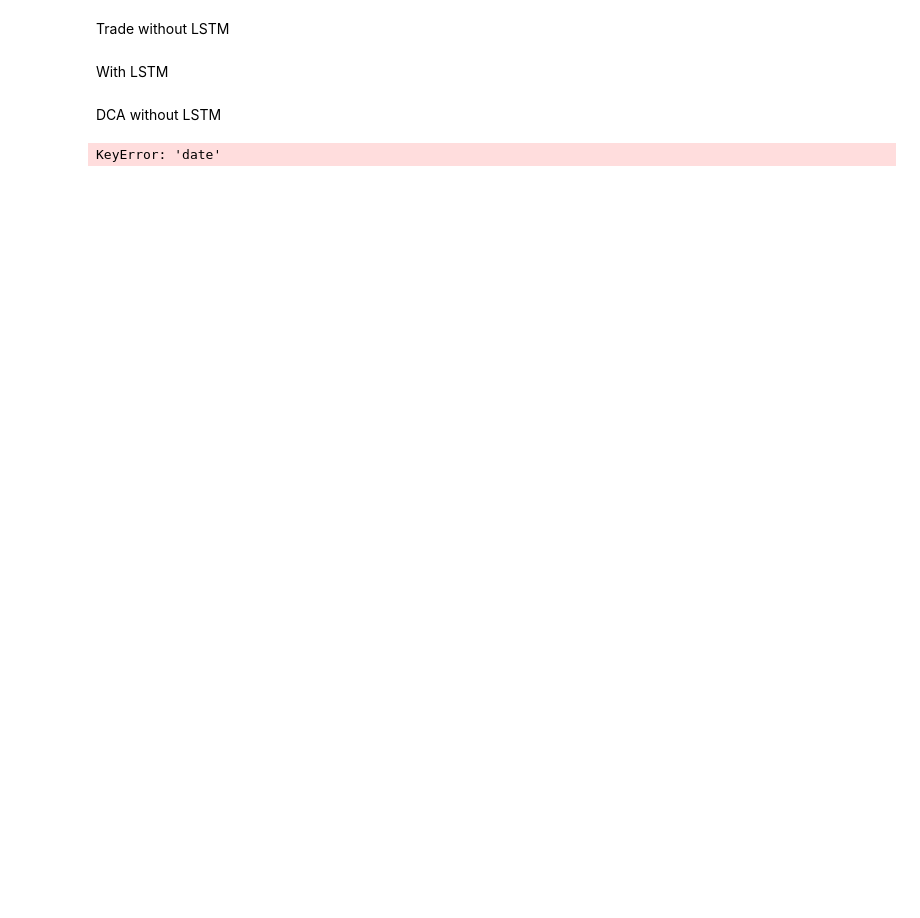
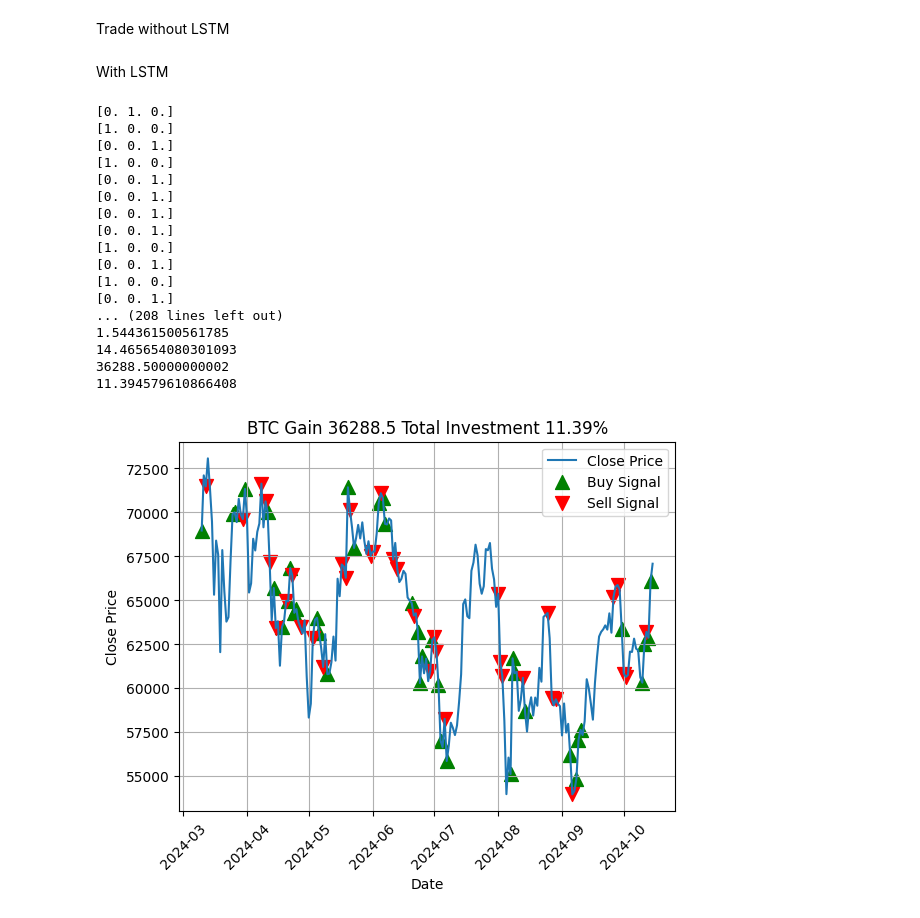
Before and after one commit to TTrungU/RLServer, a Jupyter notebook: TradingDaily.ipynb, the cells around one changed output. Cells and saved outputs as stored; diff of their text form; code cells hidden in the pictures; blank space fills up the shorter version.

```diff
--- a/TradingDaily.ipynb
+++ b/TradingDaily.ipynb
@@ -14,9 +14,9 @@ from preprocessing import Feature_Extractor, data_preprocessing
 # %% [markdown]
 Start Trading
 # %%
-symbol = "MBB"
-from_date ="2024-12-25"
-to_date = "2025-01-10"
+symbol = "BTC"
+from_date ="2024-03-01"
+to_date = "2024-10-15"
 # from_date ="2023-05-18"
 # to_date = "2024-06-18"
 # from_date ="2023-01-15"
@@ -45,17 +45,14 @@ df.tail
 Trade without LSTM
 # %% [markdown]
 With LSTM
-# %% [markdown]
-DCA without LSTM
 # %%
-df = pd.read_csv(f'DataTraining/{symbol}.csv')
 df['Date'] = pd.to_datetime(df['Date'])
 df_init = df[['Close']]
 df_init = data_preprocessing(df_init, Feature_Extractor)
 real_trend = df_init['Close'].tolist()
 parameters = [df_init[cl].tolist() for cl in df_init.columns]
-# initial_money = np.max(parameters[0]) * 5
-initial_money =  1000000
+initial_money = np.max(parameters[0]) * 3
+# initial_money =  100000
 minmax = pickle.load(open(f"checkpoint/{symbol}_DCAscaler.pkl", 'rb'))
 scaled_parameters = minmax.transform(np.array(parameters).T).T.tolist()
 with open(f"checkpoint/{symbol}_DCAmodel.pkl", 'rb') as fopen:
@@ -66,7 +63,7 @@ df = data_preprocessing(df, Feature_Extractor)
 selected_data = df.loc[(df['Date'] >= from_date) & (df['Date'] <= to_date),:]
 data_list = selected_data.values.tolist()
 
-agent3 = DCAAgent(model = model,
+agent3 = Agent(model = model,
                 timeseries = scaled_parameters,
                 skip = skip,
                 initial_money = initial_money,
@@ -81,6 +78,7 @@ for row in data_list:
     value = row[1:]
     result = agent3.trade(value, date = date)
     trade_results.append(result)
+
 
 result = pd.DataFrame(trade_results)
 
@@ -99,31 +97,48 @@ df_sorted = result.sort_values(by='date')
 # Lấy giá trị total của hàng cuối cùng
 last_total = df_sorted.iloc[-1]['total']
 investmentvalue = (last_total-initial_money)/initial_money *100
 total_gain = result['gain'].sum()
 investGain = total_gain/initial_money *100
 
 print(last_total_investment)
 print(investmentvalue)
 print(total_gain)
 print(investGain)
 
 # Mark buy and sell actions
 buy_signals = result[result['action'] == 1]
 sell_signals = result[result['action'] == 2]
 plt.plot(result['date'], result['close'], linestyle='-', label='Close Price')
 
 plt.scatter(buy_signals['date'], buy_signals['close'], marker='^', color='g', s=100, label='Buy Signal')
 plt.scatter(sell_signals['date'], sell_signals['close'], marker='v', color='r', s=100, label='Sell Signal')
 
 # Customize the plot
 plt.title(f'{symbol} Gain {round(total_gain,2)} Total Investment {round(investGain,2)}%')
 plt.xlabel('Date')
 plt.ylabel('Close Price')
 plt.legend()
 plt.grid(True)
 plt.xticks(rotation=45)
 
 # Show the plot
 plt.show()
 # %% [output]
-KeyError: 'date'
+[0. 1. 0.]
+[1. 0. 0.]
+[0. 0. 1.]
+[1. 0. 0.]
+[0. 0. 1.]
+[0. 0. 1.]
+[0. 0. 1.]
+[0. 0. 1.]
+[1. 0. 0.]
+[0. 0. 1.]
+[1. 0. 0.]
+[0. 0. 1.]
+... (208 lines left out)
+1.544361500561785
+14.465654080301093
+36288.50000000002
+11.394579610866408
+[figure, added]
```
Also changed, not shown: parts of 6 cells of this notebook, 1 other file.
